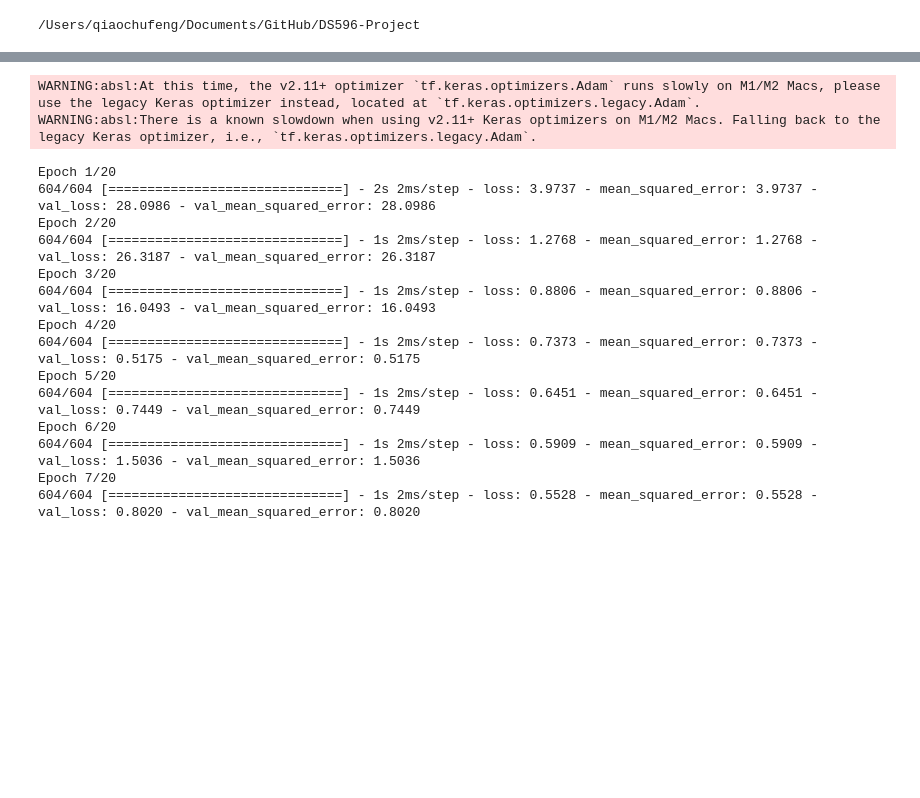
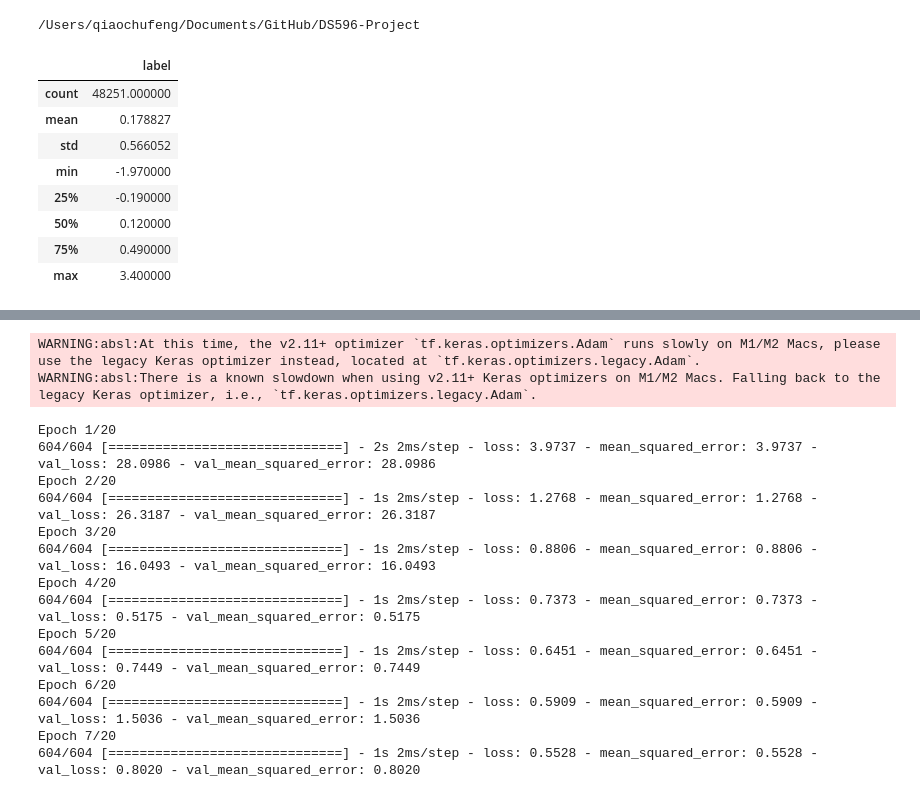
Before and after one commit to Carrie1013/DS596-ProteinProject, a Jupyter notebook: split_prediction/split.ipynb, the cells around one changed output, grey strips where cells are left out. Drawn from its saved outputs; the diff is of its cells as text; code cells hidden in the pictures; blank space fills up the shorter version.

```diff
--- a/split_prediction/split.ipynb
+++ b/split_prediction/split.ipynb
@@ -20,3 +20,15 @@ train_set, valid_set = train_test_split(train_set, test_size=0.1, random_state=0
 
 test_set_file_path = os.path.join(BENCHMARKS_DIR, f'{BENCHMARK_NAME}.test.csv')
 test_set = pd.read_csv(test_set_file_path).dropna().drop_duplicates()
+# %%
+train_set.describe()
+# %% [output]
+|  | label |
+| count | 48251.000000 |
+| mean | 0.178827 |
+| std | 0.566052 |
+| min | -1.970000 |
+| 25% | -0.190000 |
+| 50% | 0.120000 |
+| 75% | 0.490000 |
+| max | 3.400000 |
```
Also changed, not shown: parts of 3 cells of this notebook, 5 other files.
